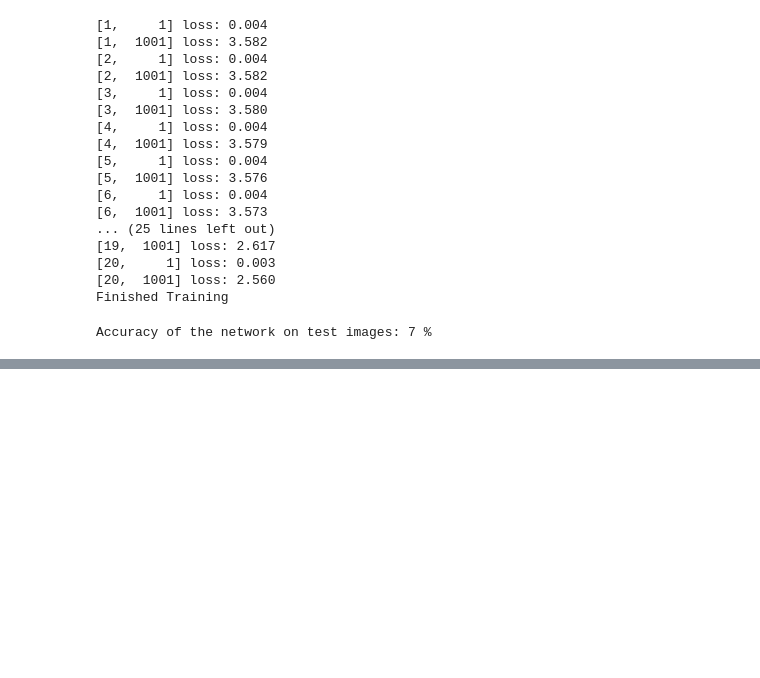
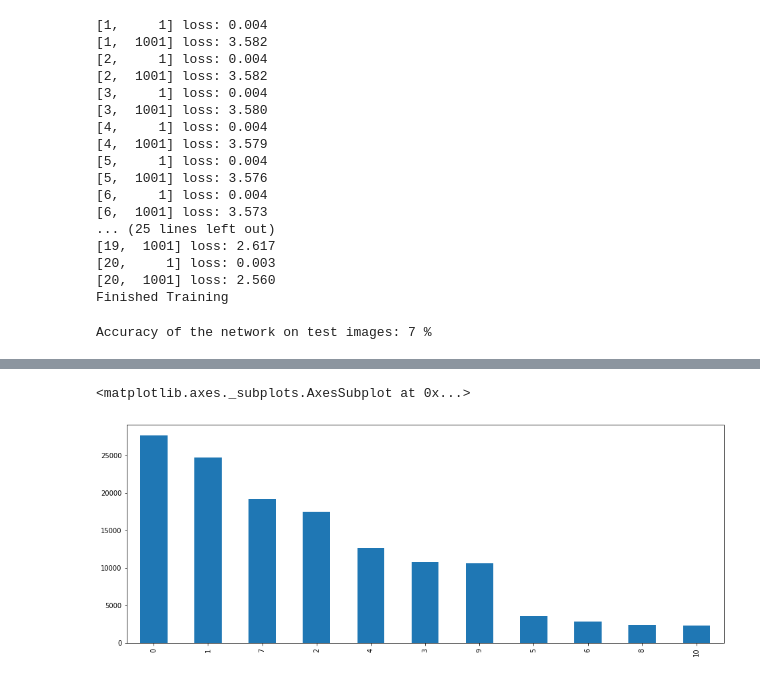
Before and after one commit to naziah28/grapheme-classification, a Jupyter notebook: Basic.ipynb, the cells around one changed output, grey strips where cells are left out. Drawn from its saved outputs; the diff is of its cells as text; code cells hidden in the pictures; blank space fills up the shorter version.

```diff
--- a/Basic.ipynb
+++ b/Basic.ipynb
@@ -215,0 +227,5 @@ total, correct
+# %%
+df['vowel_diacritic'].value_counts().plot.bar()
+# %% [output]
+<matplotlib.axes._subplots.AxesSubplot at 0x...>
+[figure, added]
```
Also changed, not shown: parts of 10 cells of this notebook, 6 other files.
